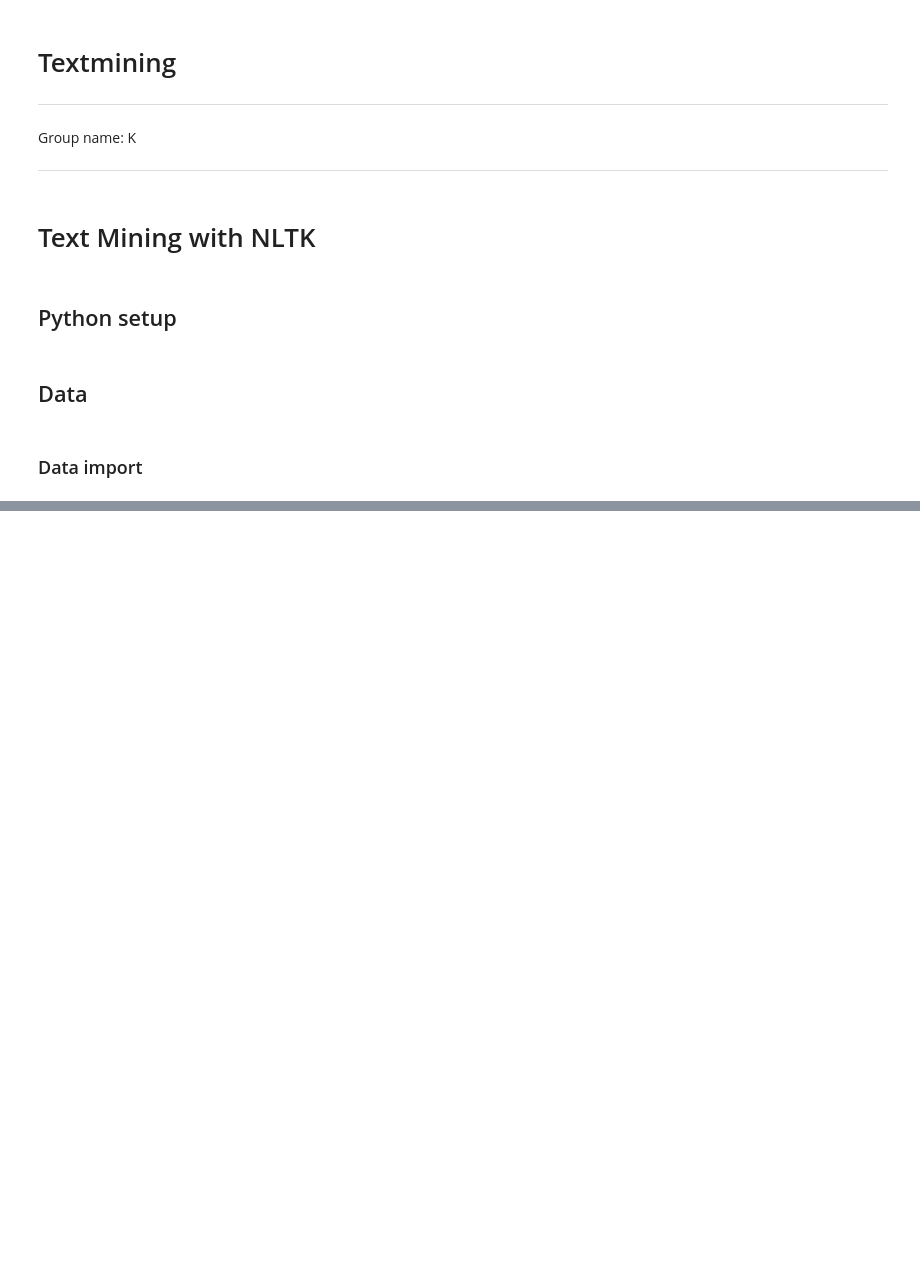
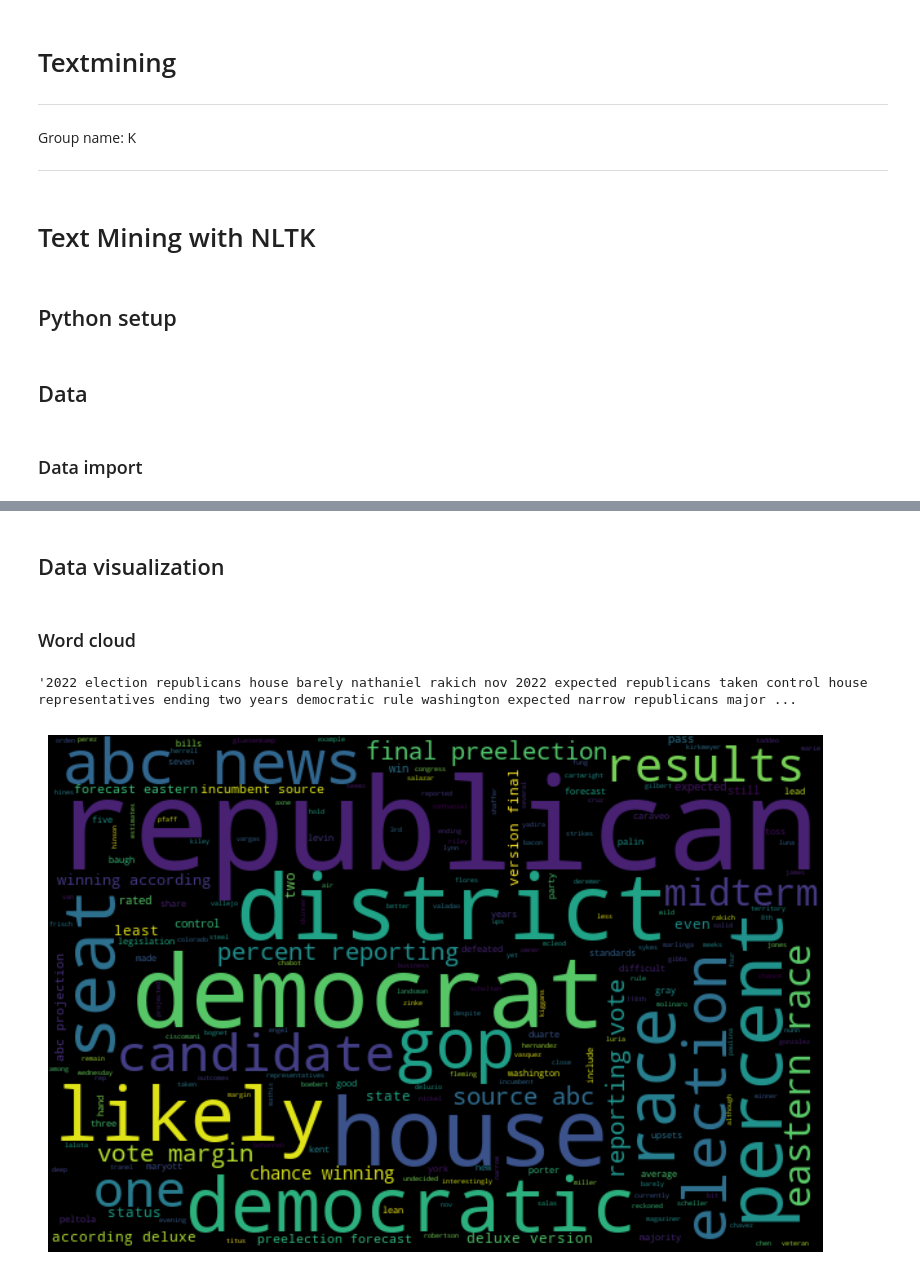
Before and after one commit to EdmondUkaj/homework-1, a Jupyter notebook: notebooks/03-textmining.ipynb, the cells around one changed output, grey strips where cells are left out. Cells and saved outputs as stored; diff of their text form; code cells hidden in the pictures; blank space fills up the shorter version.

```diff
--- a/notebooks/03-textmining.ipynb
+++ b/notebooks/03-textmining.ipynb
@@ -35,0 +117,3 @@ ParserError: Error tokenizing data. C error: Expected 1 fields in line 28, saw 3
+# %%
+# text_token_s umwandlen in einen einfachen sring
+df['text_si'] = df['text_token_s'].apply(lambda x: ' '.join([i for i in x if len(i)>2]))
@@ -35,0 +141,6 @@ ParserError: Error tokenizing data. C error: Expected 1 fields in line 28, saw 3
+# %%
+# Erstellen eines Objektes namens wordnet_lem mit der Funktion WordNetLemmatizer()
+wordnet_lem = WordNetLemmatizer()
+# %%
+# Erstellen einer neuen Spalte namens text_sil (l für lemmatization) und Anwenden der .lemmatize Funktion
+df['text_sil'] = df['text_si'].apply(wordnet_lem.lemmatize)
@@ -35,0 +158,26 @@ ParserError: Error tokenizing data. C error: Expected 1 fields in line 28, saw 3
+# %% [markdown]
+## Data visualization
+# %% [markdown]
+### Word cloud
+# %%
+# Kombinieren aller Wörter in einem Objekt namens all_words
+all_words = ' '.join([i for i in df['text_sil']])
+# %%
+all_words
+# %% [output]
+'2022 election republicans house barely nathaniel rakich nov 2022 expected republicans taken control house representatives ending two years democratic rule washington expected narrow republicans major ...
+# %%
+import matplotlib.pyplot as plt
+from wordcloud import WordCloud
+
+wordcloud = WordCloud(width=600,
+                     height=400,
+                     random_state=2,
+                     max_font_size=100).generate(all_words)
+
+plt.figure(figsize=(10, 7))
+plt.imshow(wordcloud, interpolation='bilinear')
+plt.axis('off')
+plt.show;
+# %% [output]
+[figure, added]
```
Also changed, not shown: parts of 42 cells of this notebook, 2 other files.
